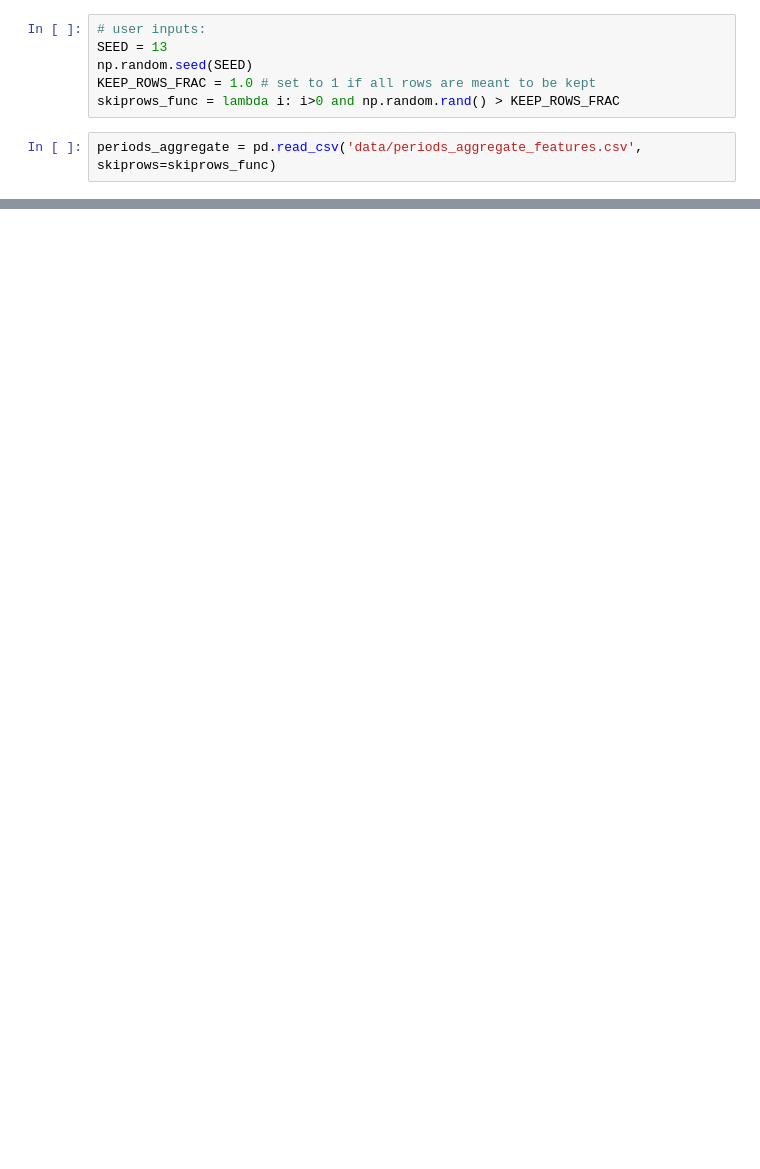
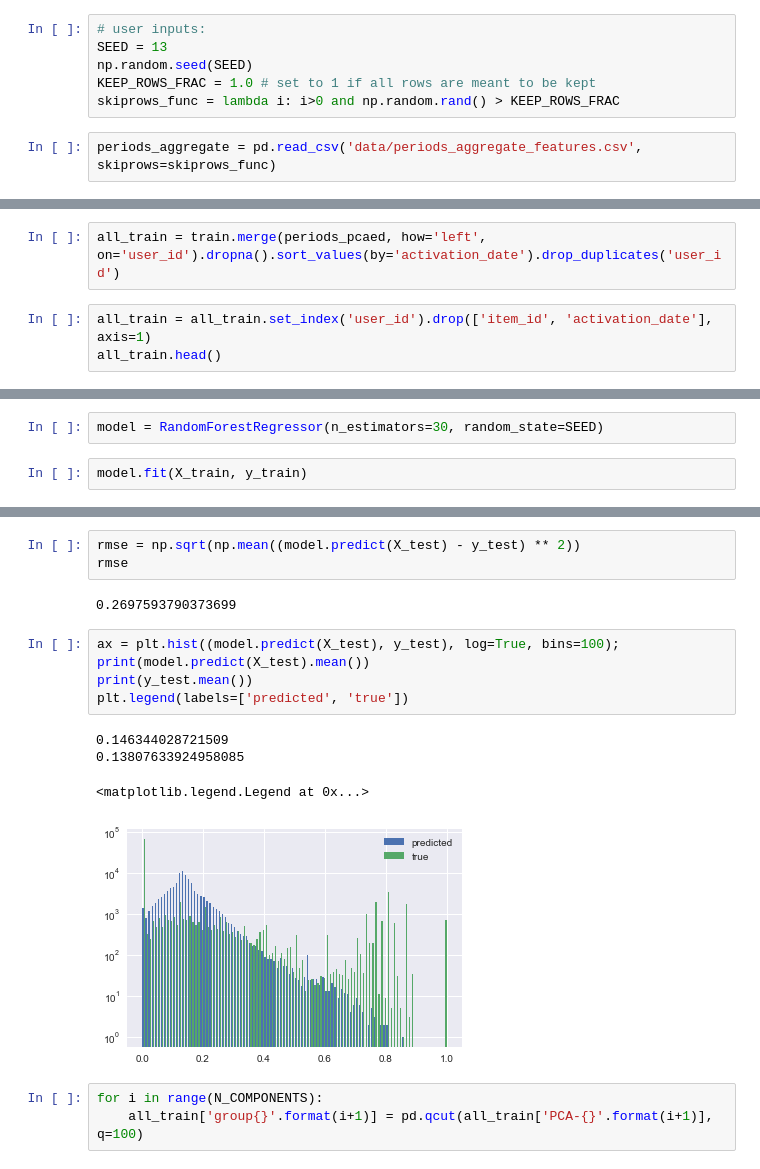
Before and after one commit to albalu/gdso-avito, a Jupyter notebook: train_periods_model.ipynb, the cells around one changed output, grey strips where cells are left out. Drawn from its saved outputs; the diff is of its cells as text; blank space fills up the shorter version.

Commit message:
major update to train_periods including all the missing user_ids

```diff
--- a/train_periods_model.ipynb
+++ b/train_periods_model.ipynb
@@ -185,0 +82,5 @@ print(test_score)
+# %%
+all_train = train.merge(periods_pcaed, how='left', on='user_id').dropna().sort_values(by='activation_date').drop_duplicates('user_id')
+# %%
+all_train = all_train.set_index('user_id').drop(['item_id', 'activation_date'], axis=1)
+all_train.head()
@@ -185,0 +104,4 @@ print(test_score)
+# %%
+model = RandomForestRegressor(n_estimators=30, random_state=SEED)
+# %%
+model.fit(X_train, y_train)
@@ -185,0 +124,18 @@ print(test_score)
+# %%
+rmse = np.sqrt(np.mean((model.predict(X_test) - y_test) ** 2))
+rmse
+# %% [output]
+0.2697593790373699
+# %%
+ax = plt.hist((model.predict(X_test), y_test), log=True, bins=100);
+print(model.predict(X_test).mean())
+print(y_test.mean())
+plt.legend(labels=['predicted', 'true'])
+# %% [output]
+0.146344028721509
+0.13807633924958085
+<matplotlib.legend.Legend at 0x...>
+[figure, added]
+# %%
+for i in range(N_COMPONENTS):
+    all_train['group{}'.format(i+1)] = pd.qcut(all_train['PCA-{}'.format(i+1)], q=100)
```
Also changed, not shown: parts of 93 cells of this notebook.
